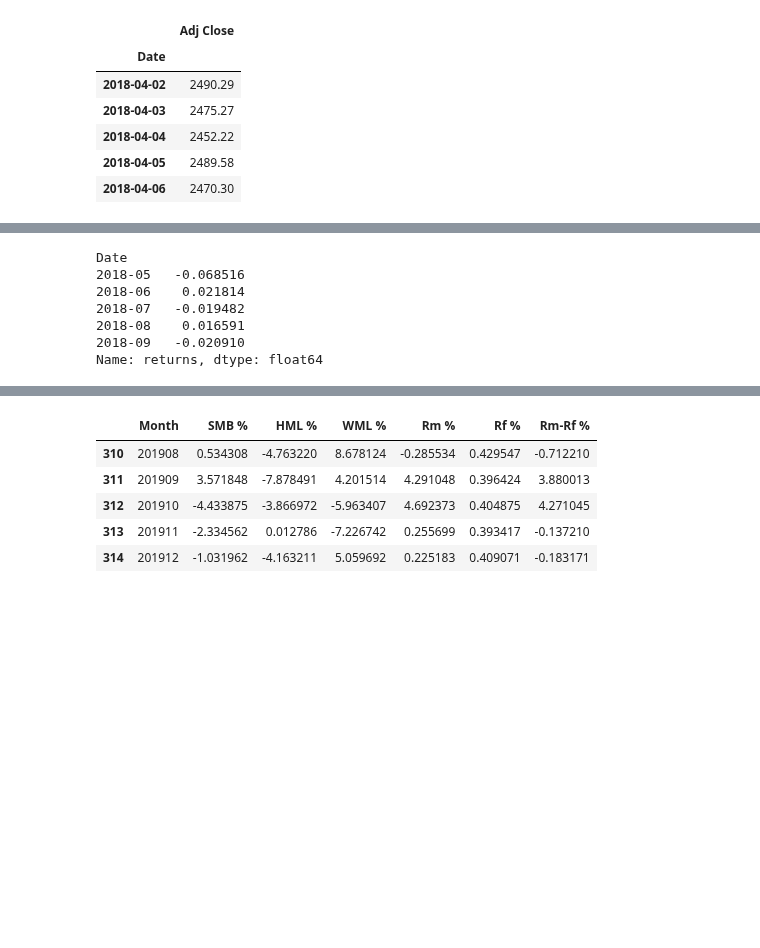
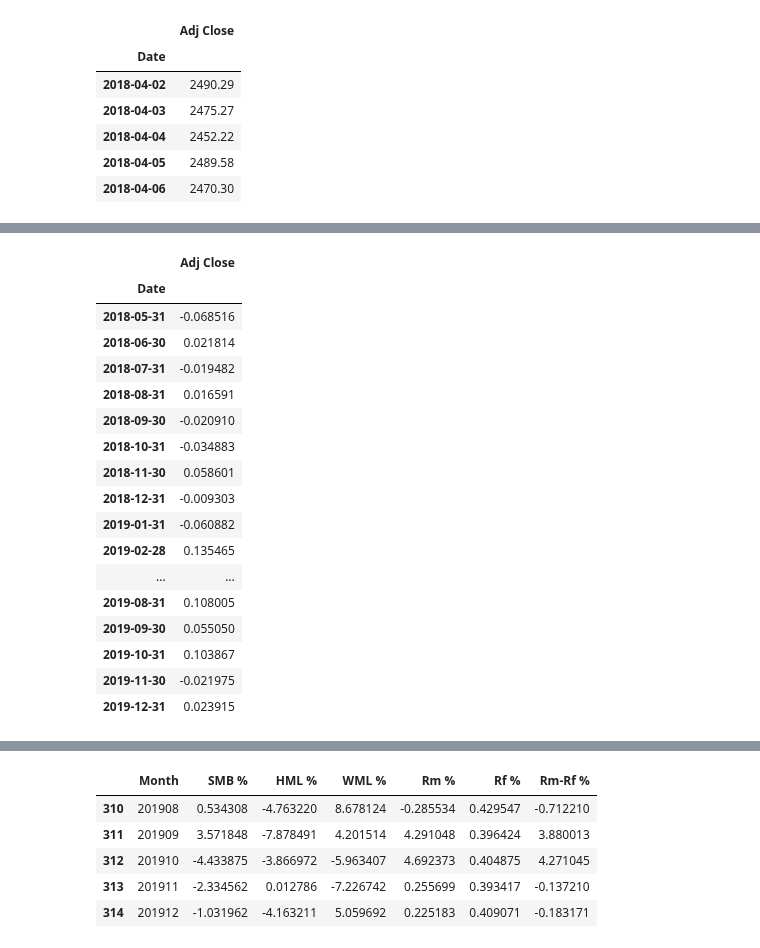
Before and after one commit to AMAYadav/PROJECTS-, a Jupyter notebook: factor_modelling.ipynb, the cells around one changed output, grey strips where cells are left out. Saved outputs shown, nothing was run; the diff lists cells and outputs as text; code cells hidden in the pictures; blank space fills up the shorter version.

```diff
--- a/factor_modelling.ipynb
+++ b/factor_modelling.ipynb
@@ -57 +78,22 @@ y = stock['Adj Close'].resample('M') \
+# %%
+y
+# %% [output]
+|  | Adj Close |
+| Date |  |
+| 2018-05-31 | -0.068516 |
+| 2018-06-30 | 0.021814 |
+| 2018-07-31 | -0.019482 |
+| 2018-08-31 | 0.016591 |
+| 2018-09-30 | -0.020910 |
+| 2018-10-31 | -0.034883 |
+| 2018-11-30 | 0.058601 |
+| 2018-12-31 | -0.009303 |
+| 2019-01-31 | -0.060882 |
+| 2019-02-28 | 0.135465 |
+| ... | ... |
+| 2019-08-31 | 0.108005 |
+| 2019-09-30 | 0.055050 |
+| 2019-10-31 | 0.103867 |
+| 2019-11-30 | -0.021975 |
+| 2019-12-31 | 0.023915 |
 # %%
@@ -59,11 +101,0 @@ y.index= y.index.strftime('%Y-%m')
-# %%
-y.name='returns'
-y.head()
-# %% [output]
-Date
-2018-05   -0.068516
-2018-06    0.021814
-2018-07   -0.019482
-2018-08    0.016591
-2018-09   -0.020910
-Name: returns, dtype: float64
```
Also changed, not shown: parts of 20 cells of this notebook.
